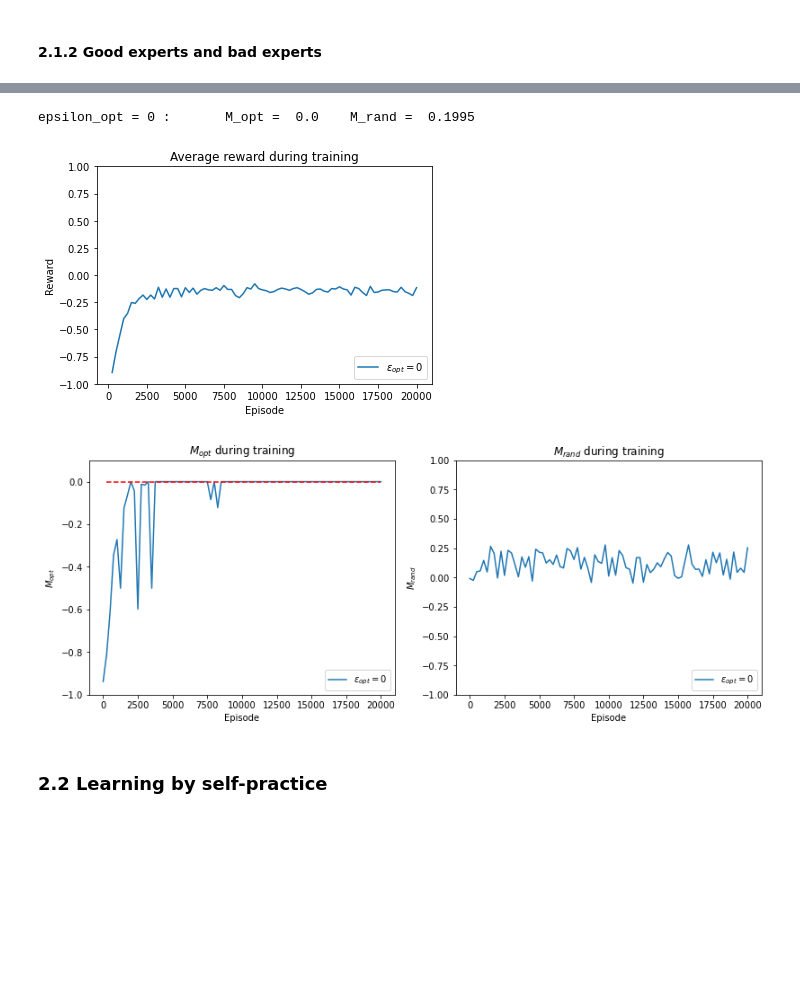
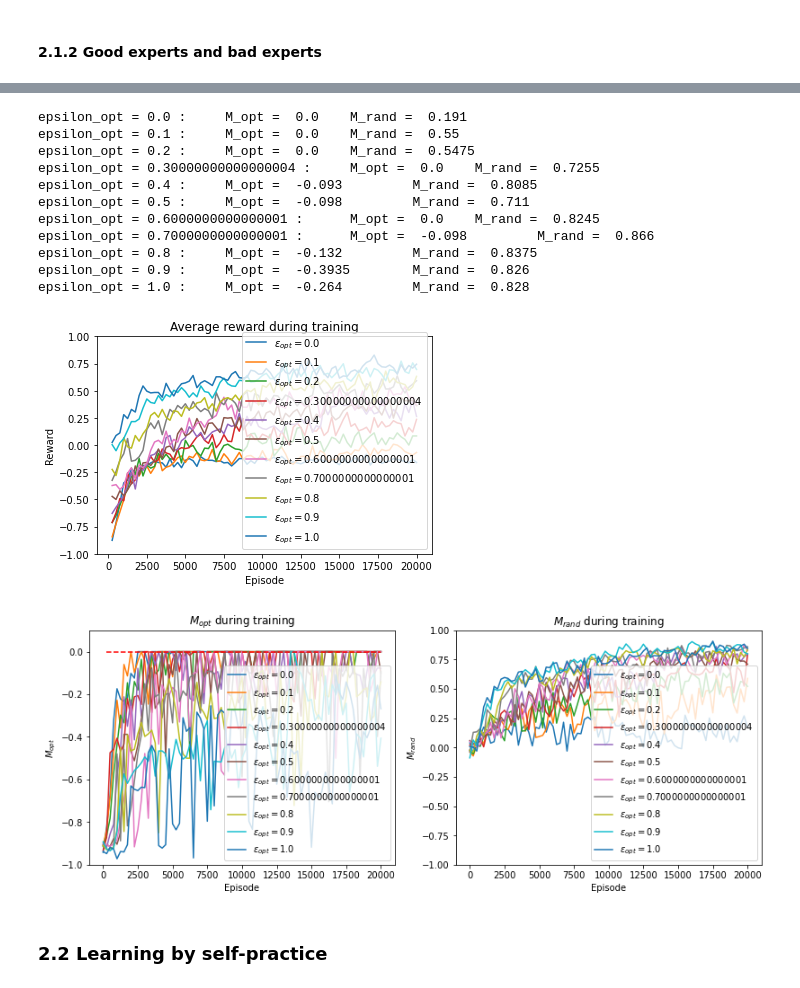
Before and after one commit to IvanBioli/ANN_Project, a Jupyter notebook: code/mini_project_1.ipynb, the cells around one changed output, grey strips where cells are left out. Saved outputs shown, nothing was run; the diff lists cells and outputs as text; code cells hidden in the pictures; blank space fills up the shorter version.

```diff
--- a/code/mini_project_1.ipynb
+++ b/code/mini_project_1.ipynb
@@ -11,7 +11,7 @@ import os
 import pickle
 # %%
 # Configurations
-save_stats = True
+save_stats = False
 save_figs = False
 load = True
 # %% [markdown]
@@ -506,10 +431,27 @@ Training with epsilon_opt = 1.0  took: 00h02m35s
-# %%
-plot_epsilon_opt = vec_epsilon_opt
-plot_stats(stats_dict_epsilon_opt, plot_epsilon_opt, "epsilon_opt", "\epsilon_{opt}", save=save_figs)
-# %% [output]
-epsilon_opt = 0 :       M_opt =  0.0    M_rand =  0.1995
-[figure, removed]
-[figure, removed]
+# %%
+plot_epsilon_opt = vec_epsilon_opt
+if load:
+    output_folder = os.path.join(os.getcwd(), 'results')
+    os.makedirs(output_folder, exist_ok=True)
+    fname = output_folder + '/stats_dict_epsilon_opt.pkl'
+    with open(fname, 'rb') as handle:
+        stats_dict_epsilon_opt = pickle.load(handle)
+
+plot_stats(stats_dict_epsilon_opt, plot_epsilon_opt, "epsilon_opt", "\epsilon_{opt}", save=save_figs)
+# %% [output]
+epsilon_opt = 0.0 :     M_opt =  0.0    M_rand =  0.191
+epsilon_opt = 0.1 :     M_opt =  0.0    M_rand =  0.55
+epsilon_opt = 0.2 :     M_opt =  0.0    M_rand =  0.5475
+epsilon_opt = 0.30000000000000004 :     M_opt =  0.0    M_rand =  0.7255
+epsilon_opt = 0.4 :     M_opt =  -0.093         M_rand =  0.8085
+epsilon_opt = 0.5 :     M_opt =  -0.098         M_rand =  0.711
+epsilon_opt = 0.6000000000000001 :      M_opt =  0.0    M_rand =  0.8245
+epsilon_opt = 0.7000000000000001 :      M_opt =  -0.098         M_rand =  0.866
+epsilon_opt = 0.8 :     M_opt =  -0.132         M_rand =  0.8375
+epsilon_opt = 0.9 :     M_opt =  -0.3935        M_rand =  0.826
+epsilon_opt = 1.0 :     M_opt =  -0.264         M_rand =  0.828
+[figure, added]
+[figure, added]
 # %% [markdown]
 ### 2.2 Learning by self-practice
 # %% [markdown]
```
Also changed, not shown: parts of 16 cells of this notebook, 1 other file.
